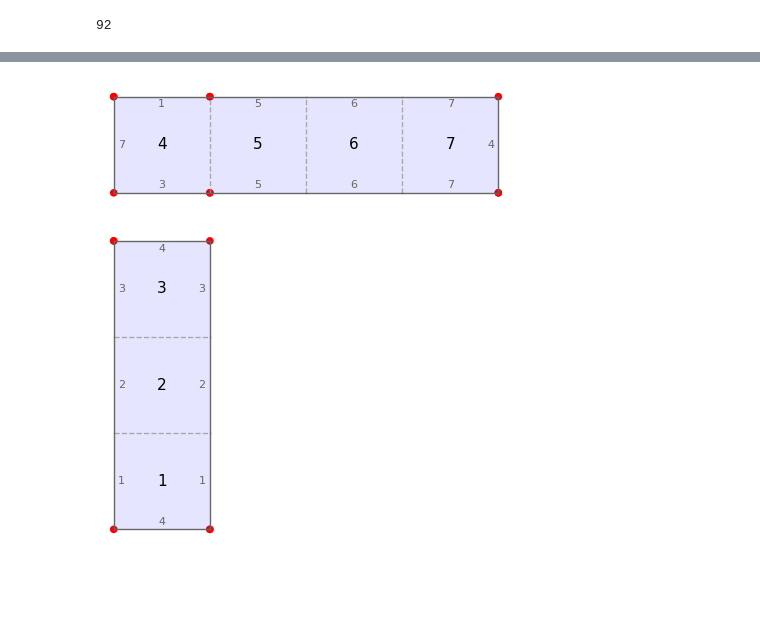
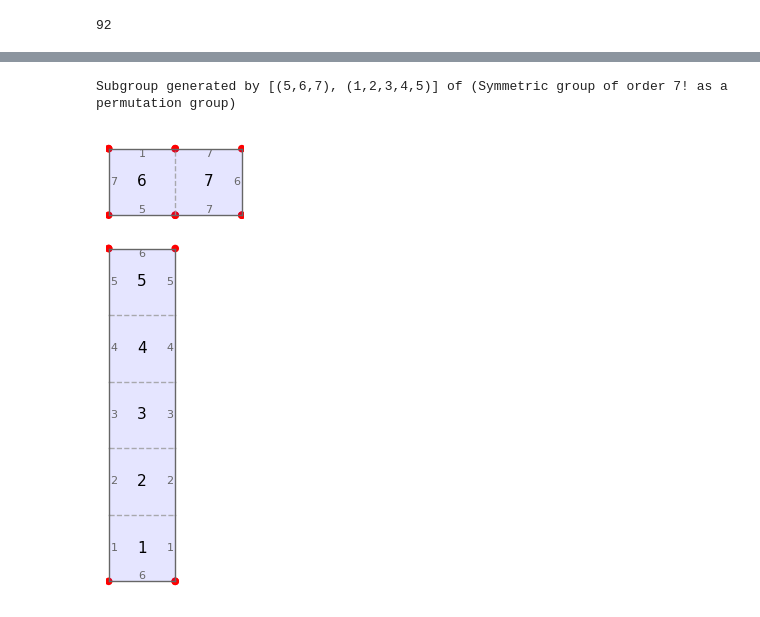
Before and after one commit to mlbeers/MXM, a Jupyter notebook: Poincare_Sections/Testing.ipynb, the cells around one changed output, grey strips where cells are left out. Drawn from its saved outputs; the diff is of its cells as text; code cells hidden in the pictures; blank space fills up the shorter version.

```diff
--- a/Poincare_Sections/Testing.ipynb
+++ b/Poincare_Sections/Testing.ipynb
@@ -102,6 +177,10 @@ len(permutations)
+# %%
+H1
+# %% [output]
+Subgroup generated by [(5,6,7), (1,2,3,4,5)] of (Symmetric group of order 7! as a permutation group)
 # %%
-perm = Origami([1], [1])
-perm = permutations[4]
-perm.show()
+perm0 = permutations[0]
+perm1 = permutations[1]
+perm0.show()
 # %% [output]
-[figure, old version]
+[figure, new version]
```
Also changed, not shown: parts of 48 cells of this notebook, 3 other files.
